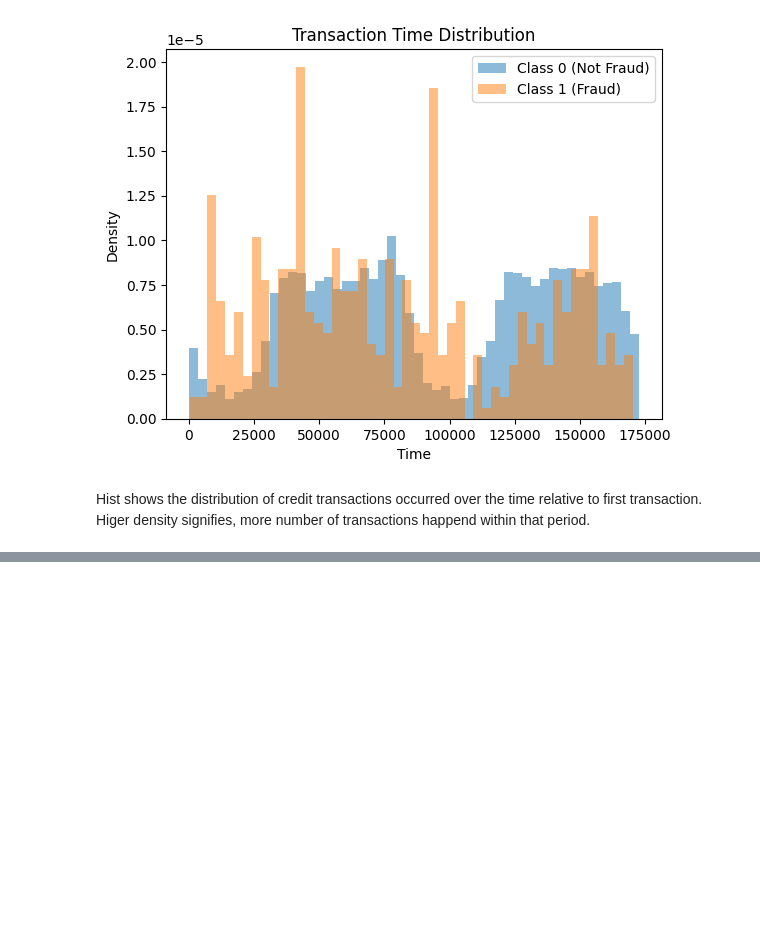
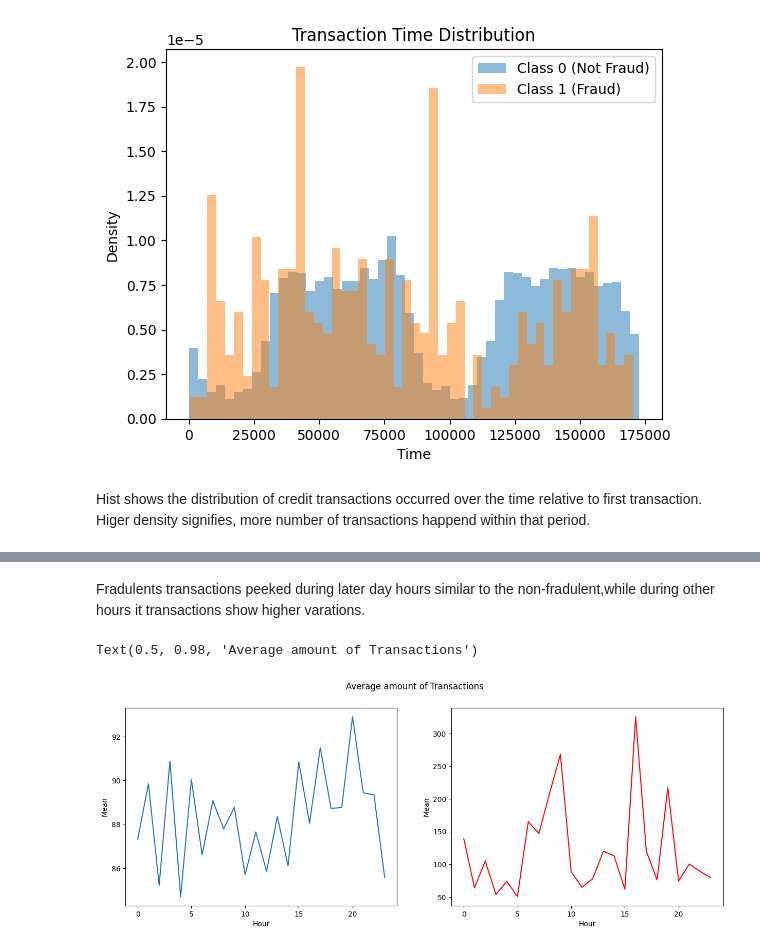
Before and after one commit to prasannashrestha011/Ml_basics, a Jupyter notebook: practiceModels/credit-card-fraud-detection-model.ipynb, the cells around one changed output, grey strips where cells are left out. Drawn from its saved outputs; the diff is of its cells as text; code cells hidden in the pictures; blank space fills up the shorter version.

```diff
--- a/practiceModels/credit-card-fraud-detection-model.ipynb
+++ b/practiceModels/credit-card-fraud-detection-model.ipynb
@@ -71,0 +113,13 @@ Hist shows the distribution of credit transactions occurred over the time relati
+# %% [markdown]
+Fradulents transactions peeked during later day hours similar to the non-fradulent,while during other hours it transactions show higher varations.
+# %%
+fig,(ax1,ax2)=plt.subplots(1,2,figsize=(15,5))
+class_0=temp_df[temp_df.Class==0]
+class_1=temp_df[temp_df.Class==1]
+
+sns.lineplot(ax=ax1,x="Hour",y="Mean",data=class_0)
+sns.lineplot(ax=ax2,x="Hour",y="Mean",data=class_1,c='red')
+plt.suptitle("Average amount of Transactions")
+# %% [output]
+Text(0.5, 0.98, 'Average amount of Transactions')
+[figure, added]
```
Also changed, not shown: parts of 21 cells of this notebook.
